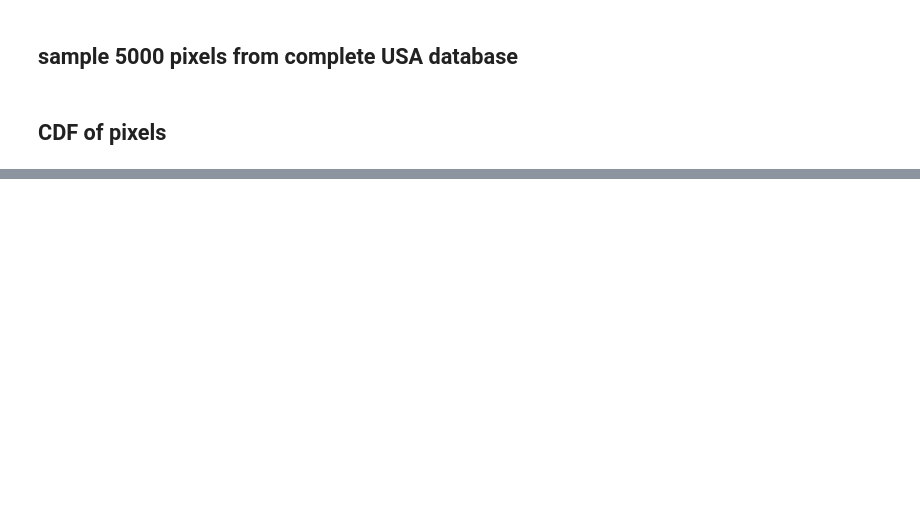
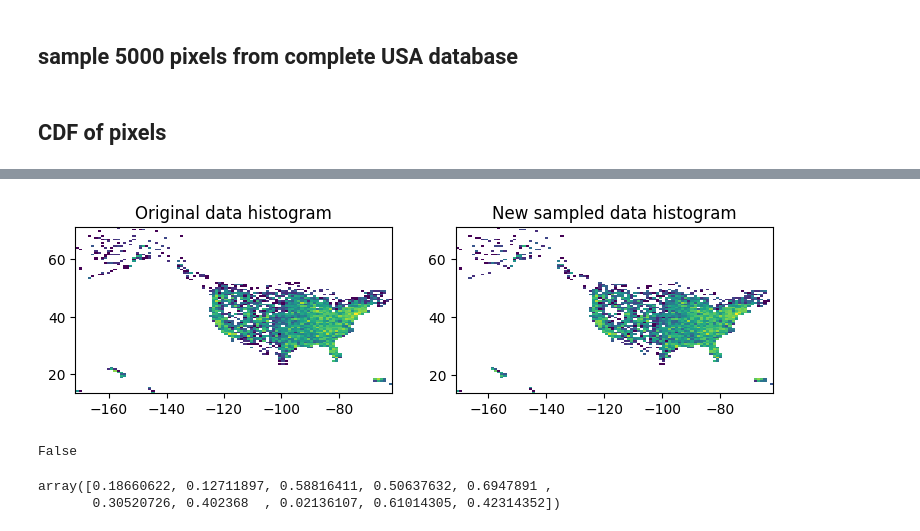
Before and after one commit to Bharatcs/rfi, a Jupyter notebook: Project/Pixel_method.ipynb, the cells around one changed output, grey strips where cells are left out. Cells and saved outputs as stored; diff of their text form; code cells hidden in the pictures; blank space fills up the shorter version.

```diff
--- a/Project/Pixel_method.ipynb
+++ b/Project/Pixel_method.ipynb
@@ -79,0 +88,34 @@ df.to_csv('/home/pratush/Documents/USA_max.csv')
+# %%
+np.random.seed(42)
+BIN_COUNT = 100
+
+x, y = data.T
+
+hist, x_bins, y_bins = np.histogram2d(x, y, bins=(BIN_COUNT, BIN_COUNT))
+x_bin_midpoints = (x_bins[:-1] + x_bins[1:])/2
+y_bin_midpoints = (y_bins[:-1] + y_bins[1:])/2
+
+cdf = np.cumsum(hist.flatten())
+cdf = cdf / cdf[-1]
+
+values = np.random.rand(len(train_lat))
+value_bins = np.searchsorted(cdf, values)
+x_idx, y_idx = np.unravel_index(value_bins,
+                                (len(x_bin_midpoints),
+                                 len(y_bin_midpoints)))
+random_from_cdf = np.column_stack((x_bin_midpoints[x_idx],
+                                   y_bin_midpoints[y_idx]))
+new_x, new_y = random_from_cdf.T
+
+
+fig, axs = plt.subplots(1, 2, figsize=(9, 3))
+
+axs[0].hist2d(x, y, bins=(BIN_COUNT, BIN_COUNT),norm='log')
+axs[0].set_title('Original data histogram')
+axs[1].hist2d(new_x, new_y, bins=(BIN_COUNT, BIN_COUNT),norm='log')
+axs[1].set_title('New sampled data histogram')
+for ax in axs:
+    ax.set(aspect='equal')
+#     ax.set_axis_off()
+# %% [output]
+[figure, added]
@@ -79,0 +126,9 @@ df.to_csv('/home/pratush/Documents/USA_max.csv')
+# %%
+np.array_equal(new_x,train_lat)
+# %% [output]
+False
+# %%
+np.random.rand(10)
+# %% [output]
+array([0.18660622, 0.12711897, 0.58816411, 0.50637632, 0.6947891 ,
+       0.30520726, 0.402368  , 0.02136107, 0.61014305, 0.42314352])
```
Also changed, not shown: parts of 12 cells of this notebook, 2 other files.
